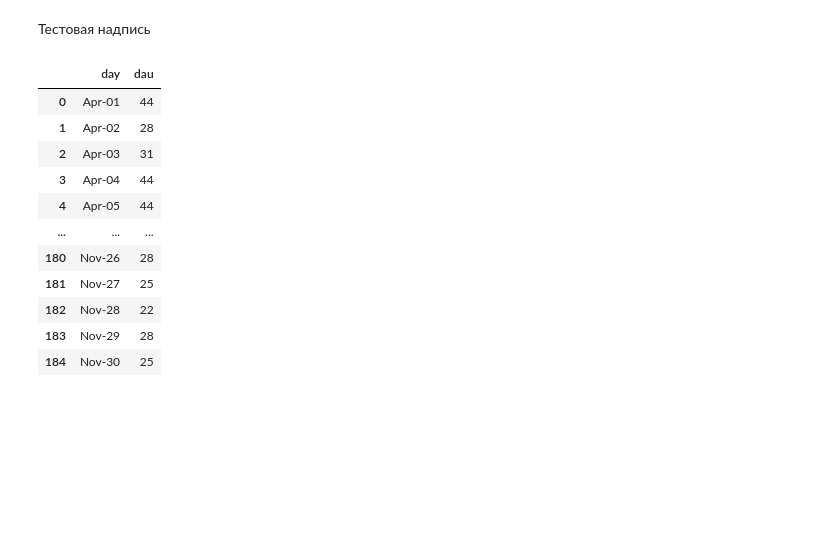
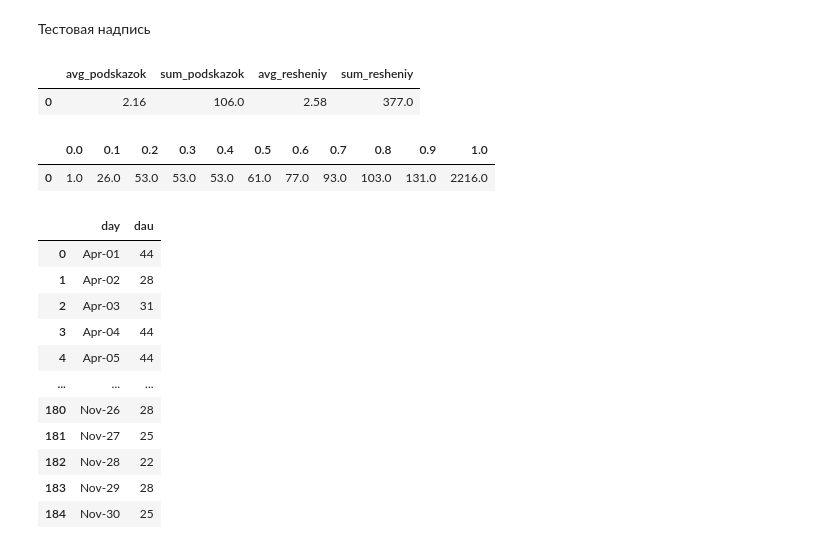
Before and after one commit to BeNormalPlease/Portfolio-Projects, a Jupyter notebook: SQL Unit-Analysis/SQL_unit_economic.ipynb, the cells around one changed output. Drawn from its saved outputs; the diff is of its cells as text; code cells hidden in the pictures; blank space fills up the shorter version.

```diff
--- a/SQL Unit-Analysis/SQL_unit_economic.ipynb
+++ b/SQL Unit-Analysis/SQL_unit_economic.ipynb
@@ -14,6 +14,82 @@ connection_string = 'postgresql://{}:{}@{}:{}/{}'.format(db_config['user'],  db_
                                                          db_config['db'])
 # %%
 engine = create_engine(connection_string)
+# %%
+#Количество купленных подсказок и решений, а также в среднем на 1 пользователя.
+bought_sol_hint = '''
+WITH podskazka as(
+    SELECT user_id,
+           COUNT(t.type_id) as cnt_podskazka
+    FROM "transaction" t
+    JOIN users u ON u.id = t.user_id
+    WHERE t.value <=500
+    AND u.id > 94
+    AND t.type_id = 24
+    GROUP BY 1),
+reshenie as(
+    SELECT user_id,
+           COUNT(t.type_id) as cnt_reshenie
+    FROM "transaction" t
+    JOIN users u on u.id = t.user_id
+    WHERE t.value <=500
+    AND u.id > 94
+    AND t.type_id = 25
+    GROUP BY 1)
+SELECT ROUND(AVG(cnt_podskazka), 2) as avg_podskazok,
+       SUM(cnt_podskazka) as sum_podskazok,
+       ROUND(AVG(cnt_reshenie), 2) as avg_resheniy,
+       SUM(cnt_reshenie) as sum_resheniy
+FROM podskazka p
+FULL JOIN reshenie r ON r.user_id = p.user_id
+'''
+pd.io.sql.read_sql(bought_sol_hint, con = engine)
+# %% [output]
+|  | avg_podskazok | sum_podskazok | avg_resheniy | sum_resheniy |
+| 0 | 2.16 | 106.0 | 2.58 | 377.0 |
+# %%
+#смотрим распределение баланса с перцентилем 0.1
+balance = '''
+WITH balance as(
+    SELECT t.user_id,
+           SUM(t.value)*-1 as value
+    FROM "transaction" t
+    JOIN users u ON u.id = t.user_id
+    WHERE t.value <=500
+    AND u.id > 94
+    AND t.type_id BETWEEN 23 AND 27
+    GROUP BY 1
+    UNION
+    SELECT t.user_id,
+           SUM(t.value) as value
+    FROM "transaction" t
+    JOIN users u ON u.id = t.user_id
+    WHERE t.value <=500
+    AND u.id > 94
+    AND t.type_id BETWEEN 2 AND 22
+    GROUP BY 1),
+prep as(
+    SELECT user_id,
+           sum(value) as balance
+    FROM balance
+    GROUP BY 1
+    HAVING SUM(value)>0)
+SELECT percentile_disc(0) WITHIN GROUP (ORDER BY balance) as "0.0",
+       percentile_disc(0.1) WITHIN GROUP (ORDER BY balance) as "0.1",
+       percentile_disc(0.2) WITHIN GROUP (ORDER BY balance) as "0.2",
+       percentile_disc(0.3) WITHIN GROUP (ORDER BY balance) as "0.3",
+       percentile_disc(0.4) WITHIN GROUP (ORDER BY balance) as "0.4",
+       percentile_disc(0.5) WITHIN GROUP (ORDER BY balance) as "0.5",
+       percentile_disc(0.6) WITHIN GROUP (ORDER BY balance) as "0.6",
+       percentile_disc(0.7) WITHIN GROUP (ORDER BY balance) as "0.7",
+       percentile_disc(0.8) WITHIN GROUP (ORDER BY balance) as "0.8",
+       percentile_disc(0.9) WITHIN GROUP (ORDER BY balance) as "0.9",
+       percentile_disc(1) WITHIN GROUP (ORDER BY balance) as "1.0"
+FROM prep
+'''
+pd.io.sql.read_sql(balance, con = engine)
+# %% [output]
+|  | 0.0 | 0.1 | 0.2 | 0.3 | 0.4 | 0.5 | 0.6 | 0.7 | 0.8 | 0.9 | 1.0 |
+| 0 | 1.0 | 26.0 | 53.0 | 53.0 | 53.0 | 61.0 | 77.0 | 93.0 | 103.0 | 131.0 | 2216.0 |
 # %%
 DAU = '''
 SELECT TO_CHAR(entry_at, 'Mon-dd') as day,
```
Also changed, not shown: parts of 2 cells of this notebook.
